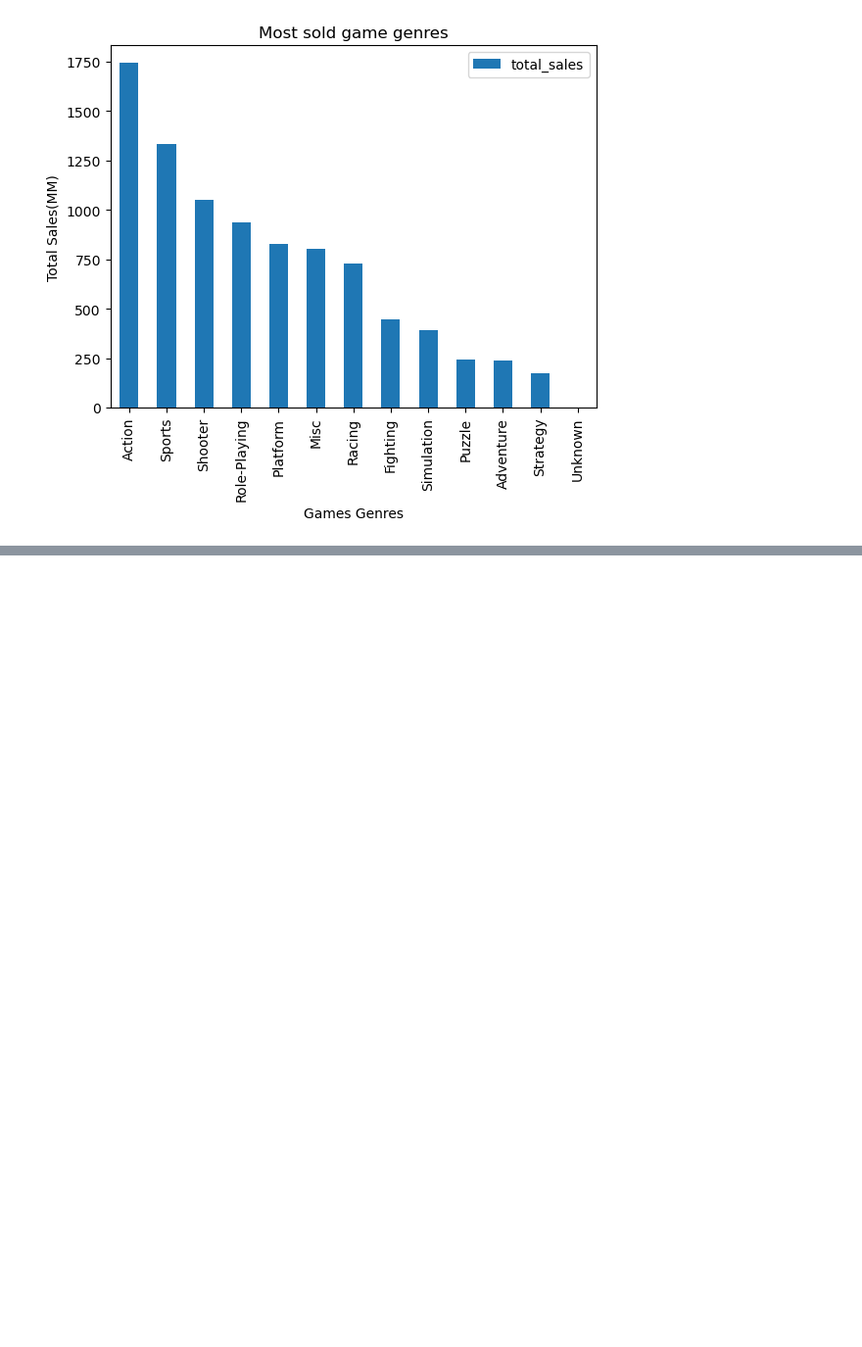
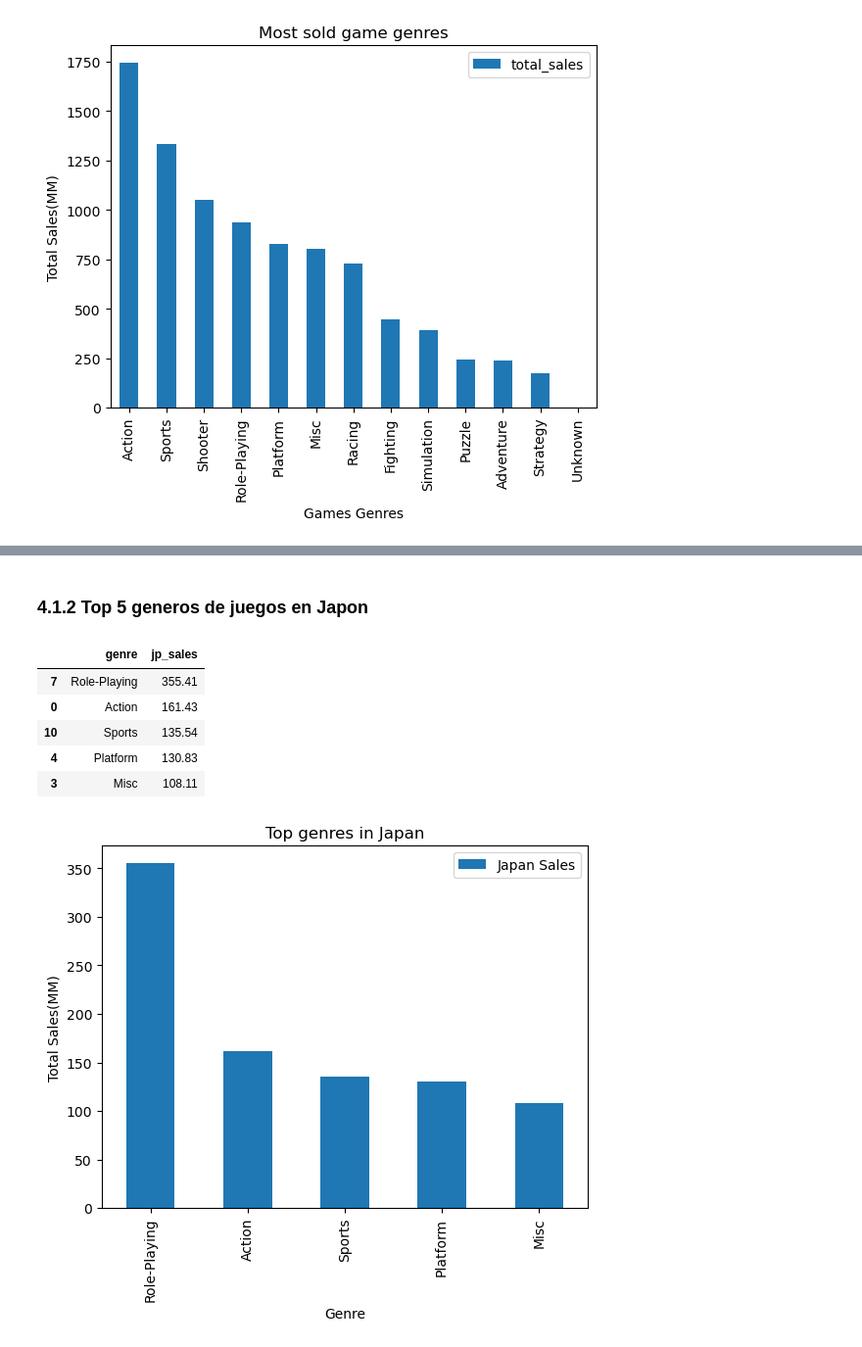
Before and after one commit to ArqJuan/Sprint6, a Jupyter notebook: Notebook_Sprint6.ipynb, the cells around one changed output, grey strips where cells are left out. Shown at 98% size. Saved outputs shown, nothing was run; the diff lists cells and outputs as text; code cells hidden in the pictures; blank space fills up the shorter version.

```diff
--- a/Notebook_Sprint6.ipynb
+++ b/Notebook_Sprint6.ipynb
@@ -231,0 +263,18 @@ games_genre.plot(kind='bar', x='genre',y='total_sales',xlabel='Games Genres',yla
+# %% [markdown]
+### 4.1.2 Top 5 generos de juegos en Japon
+# %%
+region_jp_genre = games_df.groupby(['genre'])['jp_sales'].sum().reset_index().sort_values(by='jp_sales',ascending=False)
+display(region_jp_genre.head())
+
+region_jp_genre = region_jp_genre.head()
+region_jp_genre.plot(kind='bar', x='genre',y='jp_sales',xlabel='Genre',ylabel='Total Sales(MM)', title='Top genres in Japan')
+plt.legend(['Japan Sales'])
+plt.show()
+# %% [output]
+|  | genre | jp_sales |
+| 7 | Role-Playing | 355.41 |
+| 0 | Action | 161.43 |
+| 10 | Sports | 135.54 |
+| 4 | Platform | 130.83 |
+| 3 | Misc | 108.11 |
+[figure, added]
```
Also changed, not shown: parts of 23 cells of this notebook.
